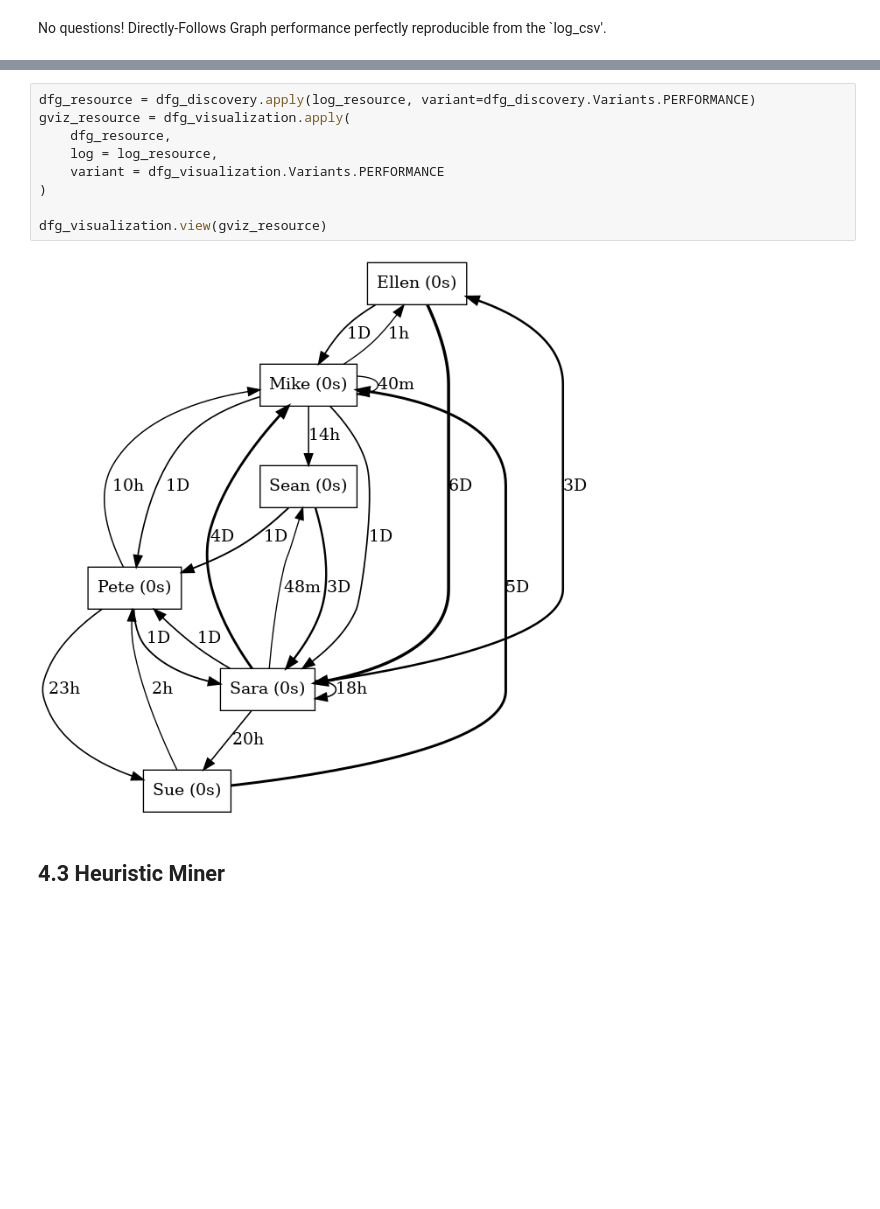
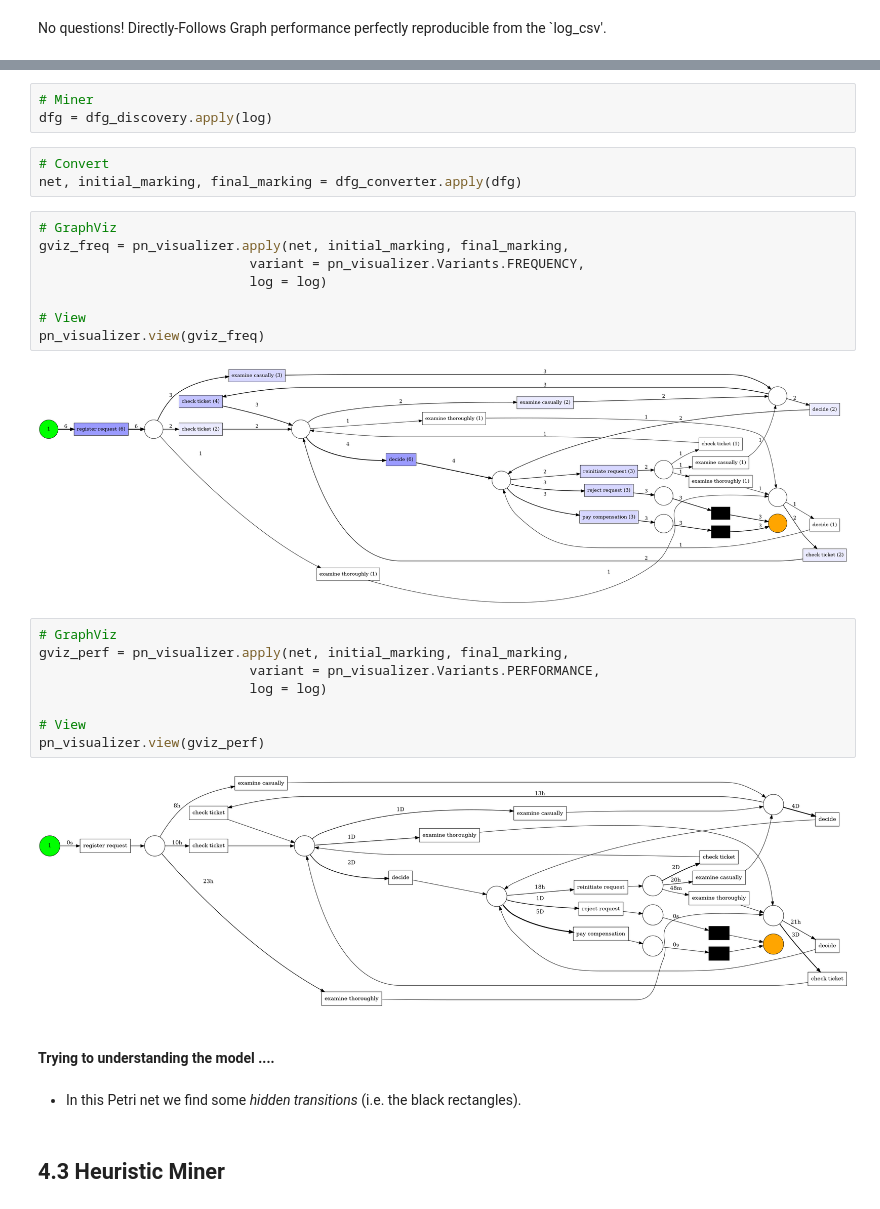
Before and after one commit to Brinkhuis/PM4PY, a Jupyter notebook: PM4PY.ipynb, the cells around one changed output, grey strips where cells are left out. Cells and saved outputs as stored; diff of their text form; blank space fills up the shorter version.

```diff
--- a/PM4PY.ipynb
+++ b/PM4PY.ipynb
@@ -959,14 +990,33 @@ log_resource = pm4py.format_dataframe(
-# %%
-dfg_resource = dfg_discovery.apply(log_resource, variant=dfg_discovery.Variants.PERFORMANCE)
-gviz_resource = dfg_visualization.apply(
-    dfg_resource,
-    log = log_resource,
-    variant = dfg_visualization.Variants.PERFORMANCE
-)
-
-dfg_visualization.view(gviz_resource)
-# %% [output]
-[figure, removed]
+# %%
+# Miner
+dfg = dfg_discovery.apply(log)
+# %%
+# Convert
+net, initial_marking, final_marking = dfg_converter.apply(dfg)
+# %%
+# GraphViz
+gviz_freq = pn_visualizer.apply(net, initial_marking, final_marking,
+                           variant = pn_visualizer.Variants.FREQUENCY,
+                           log = log)
+
+# View
+pn_visualizer.view(gviz_freq)
+# %% [output]
+[figure, added]
+# %%
+# GraphViz
+gviz_perf = pn_visualizer.apply(net, initial_marking, final_marking,
+                           variant = pn_visualizer.Variants.PERFORMANCE,
+                           log = log)
+
+# View
+pn_visualizer.view(gviz_perf)
+# %% [output]
+[figure, added]
+# %% [markdown]
+#### Trying to understanding the model ....
+# %% [markdown]
+- In this Petri net we find some _hidden transitions_ (i.e. the black rectangles).
 # %% [markdown]
 ## 4.3 Heuristic Miner
 # %% [markdown]
```
Also changed, not shown: parts of 16 cells of this notebook.
